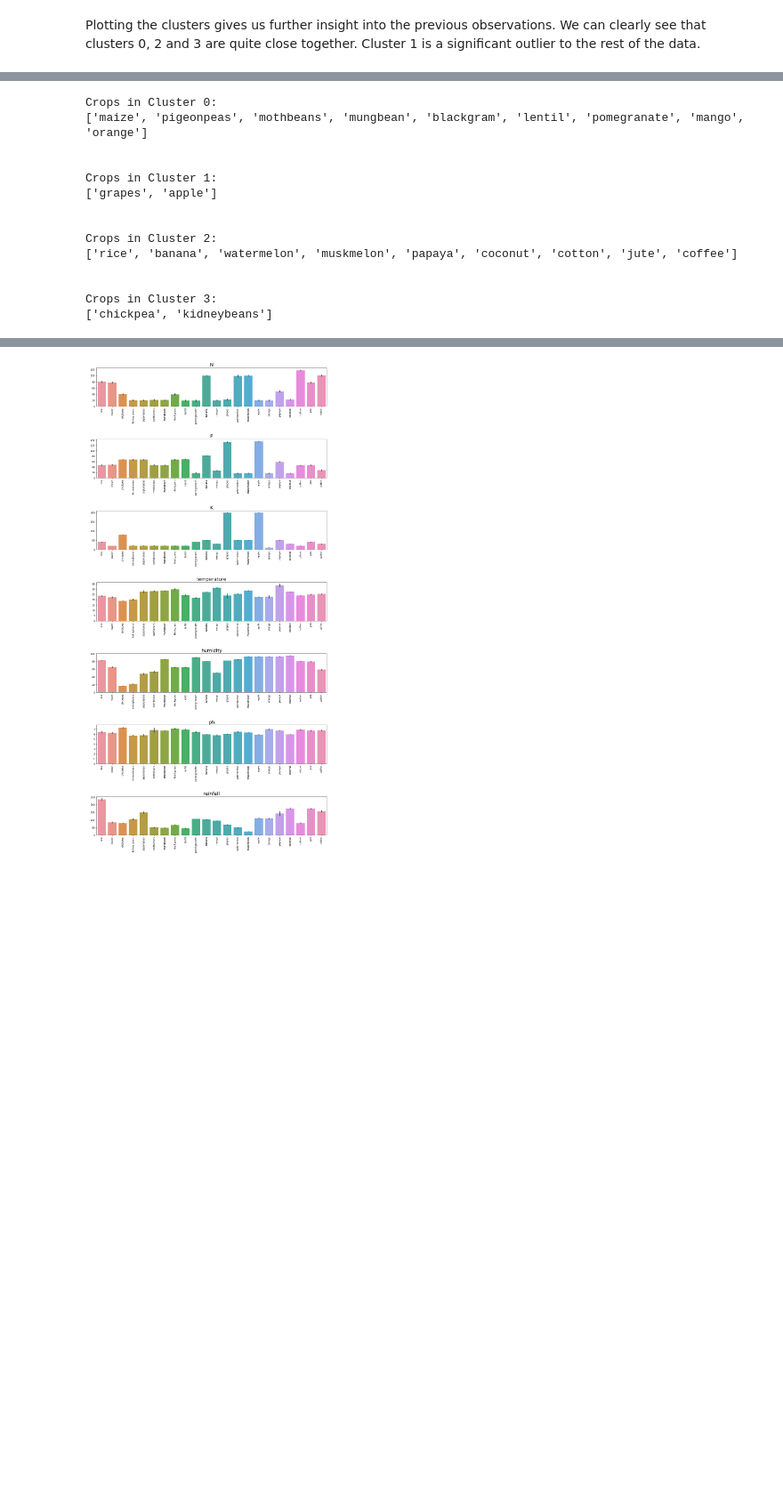
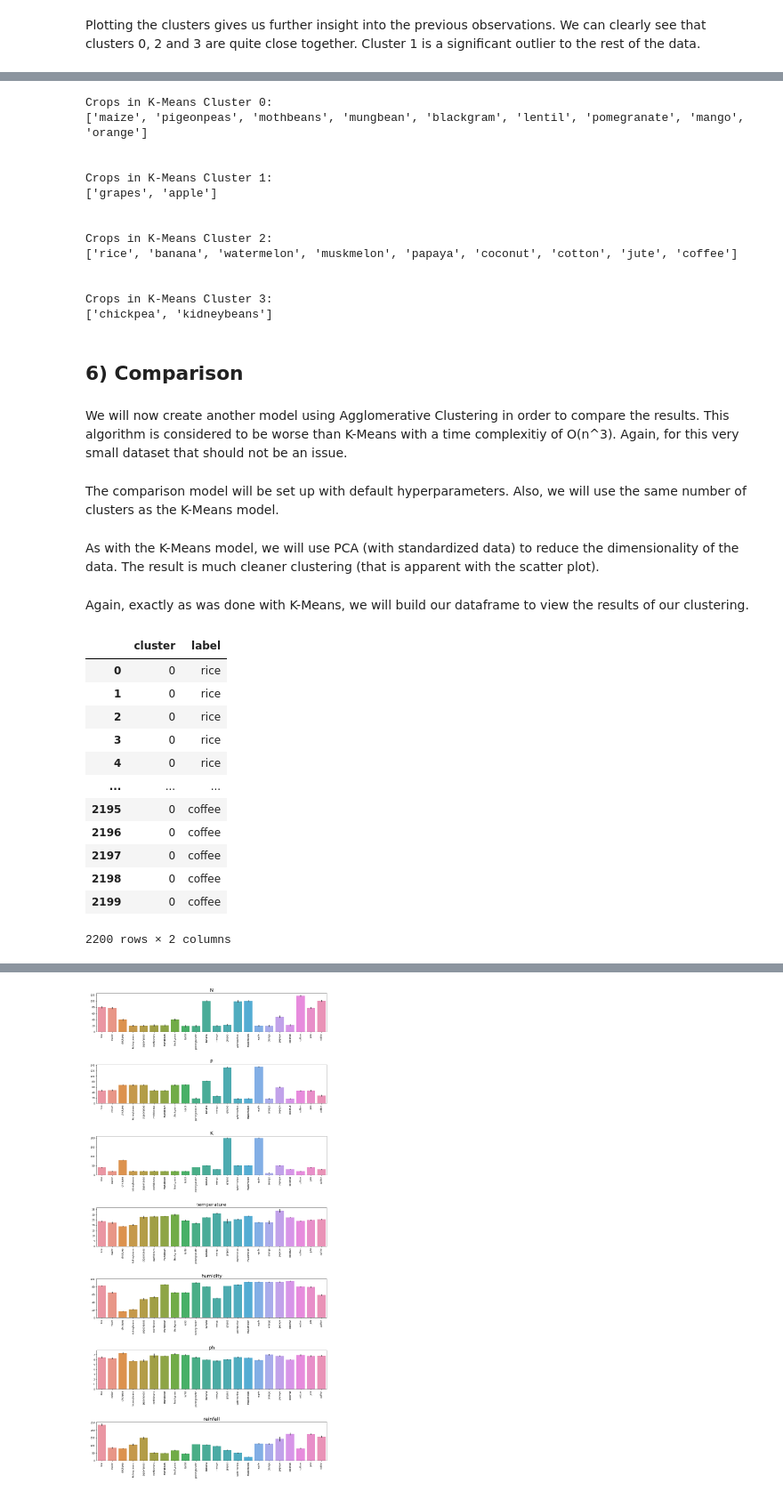
Before and after one commit to doctorterry/cu-dtsa5510-Final, a Jupyter notebook: Module_5.ipynb, the cells around one changed output, grey strips where cells are left out. Shown at 89% size. Saved outputs shown, nothing was run; the diff lists cells and outputs as text; code cells hidden in the pictures; blank space fills up the shorter version.

```diff
--- a/Module_5.ipynb
+++ b/Module_5.ipynb
@@ -406,23 +414,29 @@ Before we attempt to determine why cluster 1 is significantly different, let us
 # %%
 for i in range(n_clusters):
-    counts = z[z['cluster'] == i]['label'].value_counts()
-    d = z.loc[z['label'].isin(counts.index[counts >= 50])]
+    counts = z_means[z_means['cluster'] == i]['label'].value_counts()
+    d = z_means.loc[z_means['label'].isin(counts.index[counts >= 50])]
     d = d['label'].value_counts()
-    print(f"Crops in Cluster {i}:")
+    print(f"Crops in K-Means Cluster {i}:")
     print(f"{list(d.index)}")
     print("\n")
 # %% [output]
-Crops in Cluster 0:
+Crops in K-Means Cluster 0:
 ['maize', 'pigeonpeas', 'mothbeans', 'mungbean', 'blackgram', 'lentil', 'pomegranate', 'mango', 'orange']
 
 
-Crops in Cluster 1:
+Crops in K-Means Cluster 1:
 ['grapes', 'apple']
 
 
-Crops in Cluster 2:
+Crops in K-Means Cluster 2:
 ['rice', 'banana', 'watermelon', 'muskmelon', 'papaya', 'coconut', 'cotton', 'jute', 'coffee']
 
 
-Crops in Cluster 3:
+Crops in K-Means Cluster 3:
 ['chickpea', 'kidneybeans']
+# %% [markdown]
+##  6) Comparison
+# %% [markdown]
+We will now create another model using Agglomerative Clustering in order to compare the results.  This algorithm is considered to be worse than K-Means with a time complexitiy of O(n^3).  Again, for this very small dataset that should not be an issue.
+# %% [markdown]
+The comparison model will be set up with default hyperparameters.  Also, we will use the same number of clusters as the K-Means model.
@@ -428,0 +445,2 @@ Crops in Cluster 3:
+# %% [markdown]
+As with the K-Means model, we will use PCA (with standardized data) to reduce the dimensionality of the data.  The result is much cleaner clustering (that is apparent with the scatter plot).
@@ -428,0 +452,22 @@ Crops in Cluster 3:
+# %% [markdown]
+Again, exactly as was done with K-Means, we will build our dataframe to view the results of our clustering.
+# %%
+y_agc = pd.DataFrame(y_hat_agc)
+
+z_agc = pd.concat([y_agc, y], axis = 1)
+z_agc = z_agc.rename(columns = {0: 'cluster'})
+z_agc
+# %% [output]
+|  | cluster | label |
+| 0 | 0 | rice |
+| 1 | 0 | rice |
+| 2 | 0 | rice |
+| 3 | 0 | rice |
+| 4 | 0 | rice |
+| ... | ... | ... |
+| 2195 | 0 | coffee |
+| 2196 | 0 | coffee |
+| 2197 | 0 | coffee |
+| 2198 | 0 | coffee |
+| 2199 | 0 | coffee |
+2200 rows × 2 columns
```
Also changed, not shown: parts of 25 cells of this notebook.
